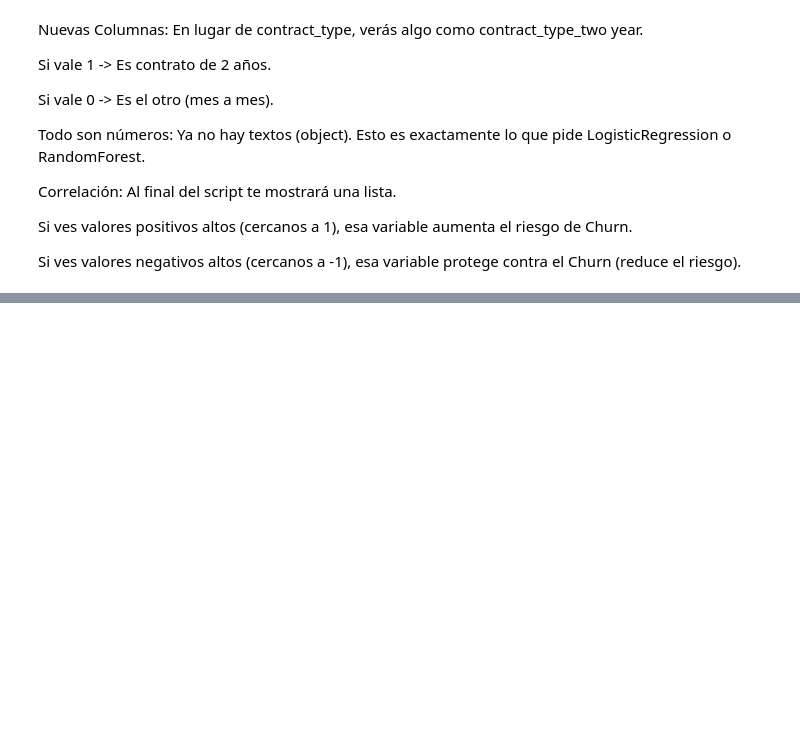
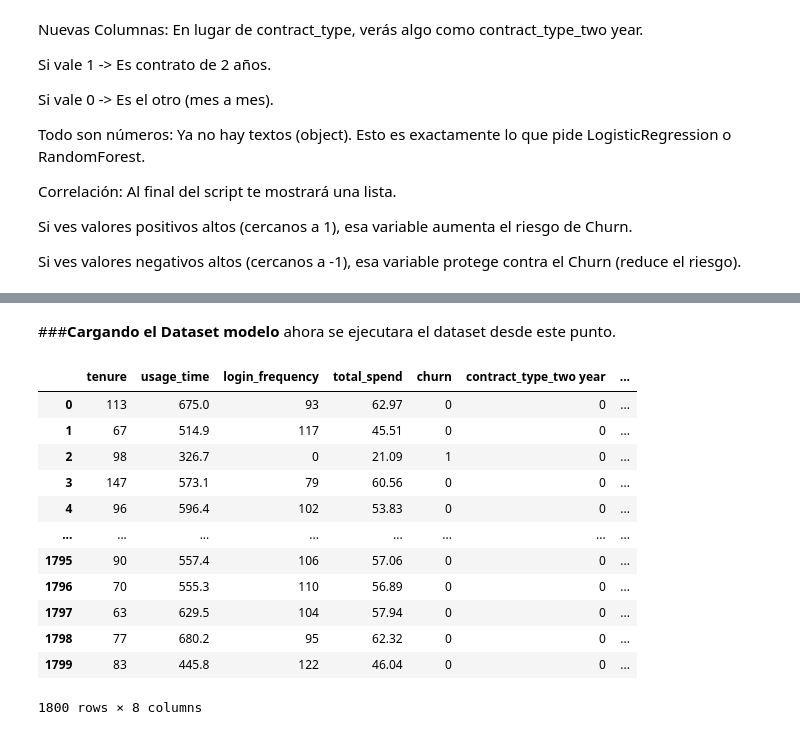
Before and after one commit to veterydaisy/Proyecto-2-ChurnInsight-Predicci-n-de-Cancelaci-n-de-Clientes-grupo-H12-25-L-Equipo-11-Data-Science, a Jupyter notebook: proyecto_churninsight_prediccion_de_cancelacion_de_clientes.ipynb, the cells around one changed output, grey strips where cells are left out. Drawn from its saved outputs; the diff is of its cells as text; code cells hidden in the pictures; blank space fills up the shorter version.

```diff
--- a/proyecto_churninsight_prediccion_de_cancelacion_de_clientes.ipynb
+++ b/proyecto_churninsight_prediccion_de_cancelacion_de_clientes.ipynb
@@ -713,0 +798,22 @@ print("✅ Archivo guardado. ¡Hasta mañana!")
+# %% [markdown]
+###**Cargando el Dataset modelo**
+ahora se ejecutara el dataset desde este punto.
+# %%
+
+url_procesada = "https://raw.githubusercontent.com/veterydaisy/Proyecto-2-ChurnInsight-Predicci-n-de-Cancelaci-n-de-Clientes-grupo-H12-25-L-Equipo-11-Data-Science/refs/heads/main/churn_dataset_procesado_V1.csv"
+df_model = pd.read_csv(url_procesada)
+df_model
+# %% [output]
+|  | tenure | usage_time | login_frequency | total_spend | churn | contract_type_two year | ... |
+| 0 | 113 | 675.0 | 93 | 62.97 | 0 | 0 | ... |
+| 1 | 67 | 514.9 | 117 | 45.51 | 0 | 0 | ... |
+| 2 | 98 | 326.7 | 0 | 21.09 | 1 | 0 | ... |
+| 3 | 147 | 573.1 | 79 | 60.56 | 0 | 0 | ... |
+| 4 | 96 | 596.4 | 102 | 53.83 | 0 | 0 | ... |
+| ... | ... | ... | ... | ... | ... | ... | ... |
+| 1795 | 90 | 557.4 | 106 | 57.06 | 0 | 0 | ... |
+| 1796 | 70 | 555.3 | 110 | 56.89 | 0 | 0 | ... |
+| 1797 | 63 | 629.5 | 104 | 57.94 | 0 | 0 | ... |
+| 1798 | 77 | 680.2 | 95 | 62.32 | 0 | 0 | ... |
+| 1799 | 83 | 445.8 | 122 | 46.04 | 0 | 0 | ... |
+1800 rows × 8 columns
```
Also changed, not shown: parts of 19 cells of this notebook.
